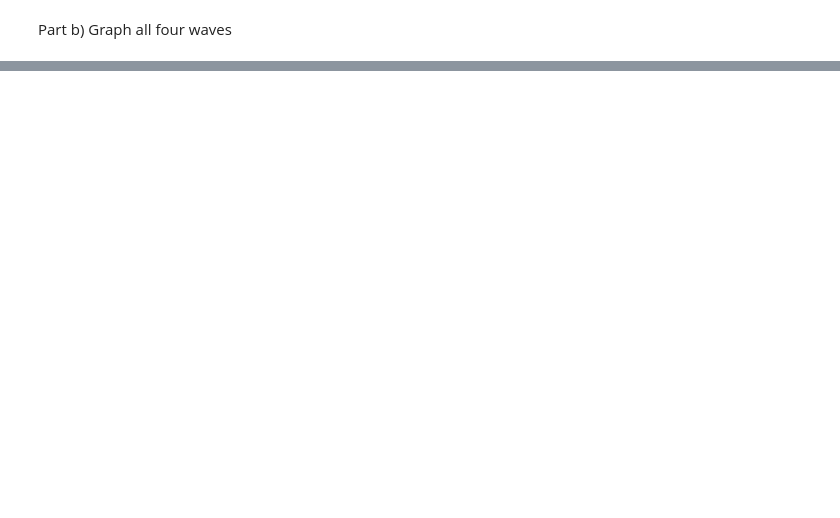
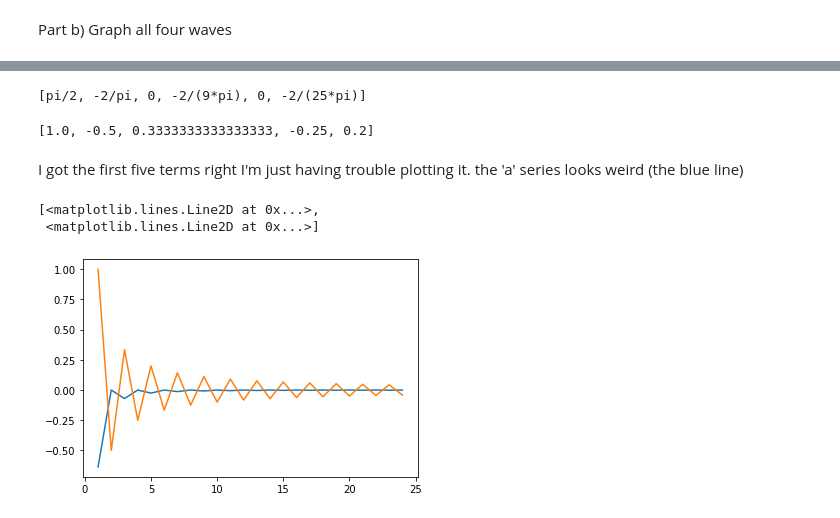
Before and after one commit to AndrewJAHogue/Jupyter-Notebooks, a Jupyter notebook: Optics Hw 6.ipynb, the cells around one changed output, grey strips where cells are left out. Cells and saved outputs as stored; diff of their text form; code cells hidden in the pictures; blank space fills up the shorter version.

```diff
--- a/Optics Hw 6.ipynb
+++ b/Optics Hw 6.ipynb
@@ -83,0 +83,4 @@ ax.plot_surface(X, W, psi_value)
+# %%
+an = an.args[0][0].subs(s.cos(n*x), (-1)**n)
+af = an.subs(s.sin(n*x), 0) / pi - 1/(pi*n**2)
+af
@@ -83,0 +91,3 @@ ax.plot_surface(X, W, psi_value)
+# %%
+bn = s.integrate(x*s.sin(n*x), x)
+bn
@@ -83,0 +96,5 @@ ax.plot_surface(X, W, psi_value)
+# %%
+
+bf = bn.args[0][0].subs({ s.cos(n*x): (-1)**n })
+bf = bf.subs({ s.sin(n*x): 0, x: pi }) / pi
+bf
@@ -83,0 +107,7 @@ ax.plot_surface(X, W, psi_value)
+# %%
+f1= s.lambdify(n, af)
+f2= s.lambdify(n, bf)
+
+xvalues = np.arange(0, 25, 1)
+y1 = f1(xvalues)
+y2 = f2(xvalues)
@@ -83,0 +117,23 @@ ax.plot_surface(X, W, psi_value)
+# %%
+a_series
+# %% [output]
+[pi/2, -2/pi, 0, -2/(9*pi), 0, -2/(25*pi)]
+# %%
+b_series
+# %% [output]
+[1.0, -0.5, 0.3333333333333333, -0.25, 0.2]
+# %% [markdown]
+I got the first five terms right I'm just having trouble plotting it. the 'a' series looks weird (the blue line)
+# %%
+import matplotlib.pyplot as plt
+
+aff = af.subs(pi, np.pi)
+f3 = s.lambdify(n, aff)
+y3 = f3(xvalues)
+
+# plt.ylim(bottom=0)
+plt.plot(xvalues, y3, y2)
+# %% [output]
+[<matplotlib.lines.Line2D at 0x...>,
+ <matplotlib.lines.Line2D at 0x...>]
+[figure, added]
```
Also changed, not shown: parts of 33 cells of this notebook.
